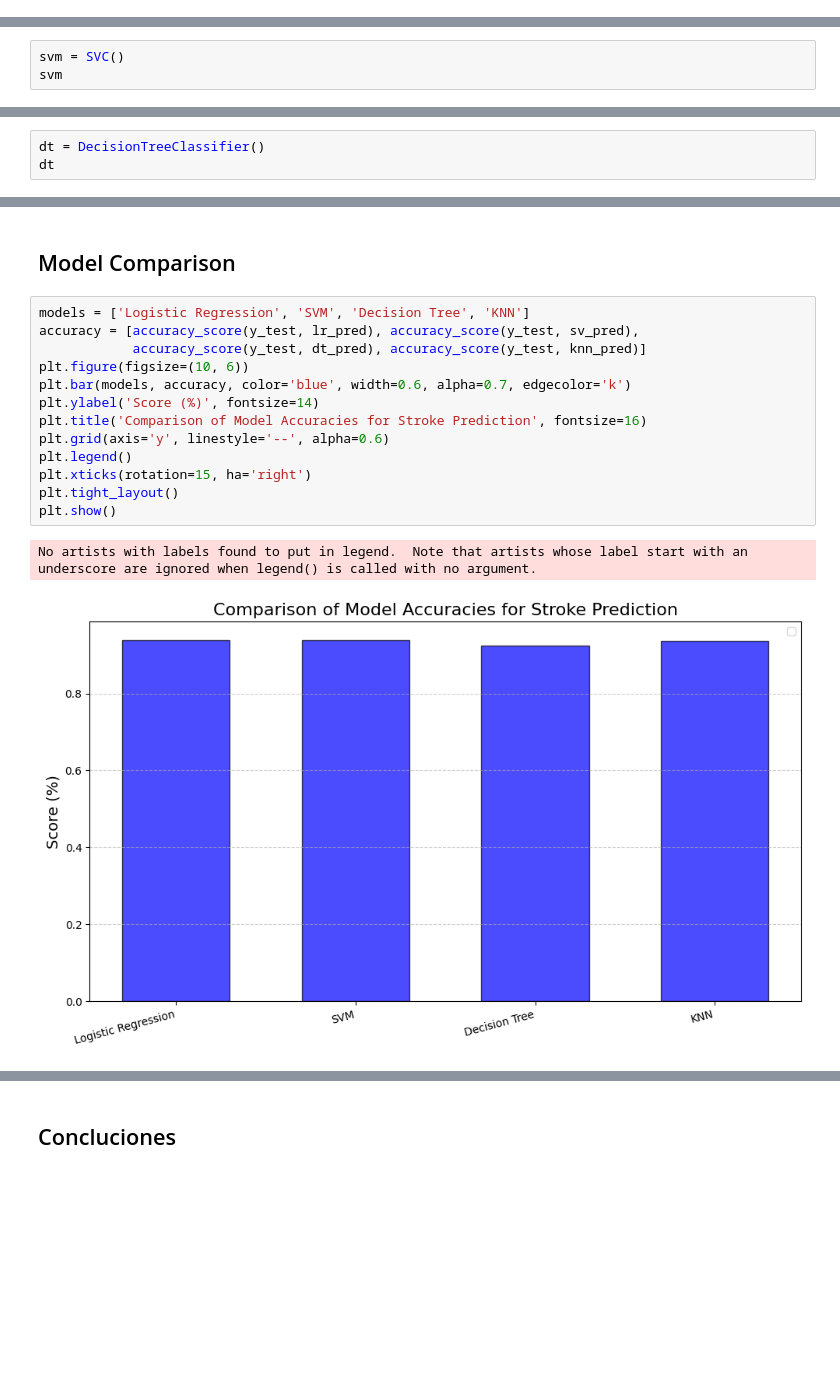
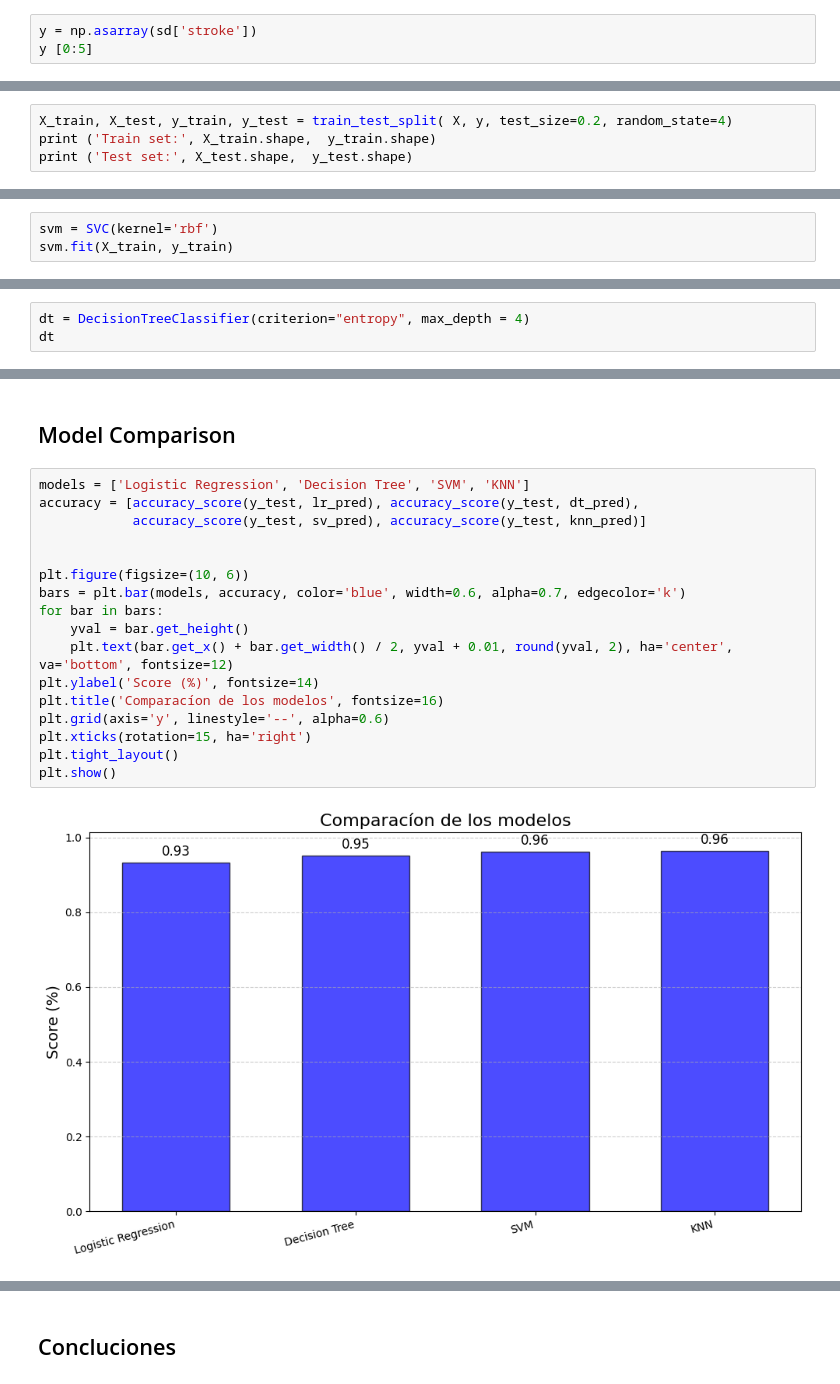
Before and after one commit to felixegb/Stroke_detection, a Jupyter notebook: stroke_detection.ipynb, the cells around one changed output, grey strips where cells are left out. Drawn from its saved outputs; the diff is of its cells as text; blank space fills up the shorter version.

```diff
--- a/stroke_detection.ipynb
+++ b/stroke_detection.ipynb
@@ -209,0 +211,3 @@ X_train, X_test, y_train, y_test = train_test_split(sd.drop('stroke', axis=1), s
+# %%
+y = np.asarray(sd['stroke'])
+y [0:5]
@@ -209,0 +216,4 @@ X_train, X_test, y_train, y_test = train_test_split(sd.drop('stroke', axis=1), s
+# %%
+X_train, X_test, y_train, y_test = train_test_split( X, y, test_size=0.2, random_state=4)
+print ('Train set:', X_train.shape,  y_train.shape)
+print ('Test set:', X_test.shape,  y_test.shape)
@@ -240,8 +261,8 @@ accuracy_score(y_test, lr_pred)
 # %% [markdown]
 ### Support Vector Machine (SVM)
 # %%
-svm = SVC()
-svm
+svm = SVC(kernel='rbf')
+svm.fit(X_train, y_train)
 # %% [output]
 SVC()
 # %%
@@ -259,6 +279,6 @@ accuracy_score(y_test, sv_pred)
 # %% [markdown]
 ### Decision Tree Classifier
 # %%
-dt = DecisionTreeClassifier()
+dt = DecisionTreeClassifier(criterion="entropy", max_depth = 4)
 dt
 # %% [output]
@@ -387,18 +458,21 @@ KNN Model log loss:  2.2571368071462796
 # %% [markdown]
 ## Model Comparison
 # %%
-models = ['Logistic Regression', 'SVM', 'Decision Tree', 'KNN']
-accuracy = [accuracy_score(y_test, lr_pred), accuracy_score(y_test, sv_pred),
-            accuracy_score(y_test, dt_pred), accuracy_score(y_test, knn_pred)]
+models = ['Logistic Regression', 'Decision Tree', 'SVM', 'KNN']
+accuracy = [accuracy_score(y_test, lr_pred), accuracy_score(y_test, dt_pred),
+            accuracy_score(y_test, sv_pred), accuracy_score(y_test, knn_pred)]
+
+
 plt.figure(figsize=(10, 6))
-plt.bar(models, accuracy, color='blue', width=0.6, alpha=0.7, edgecolor='k')
+bars = plt.bar(models, accuracy, color='blue', width=0.6, alpha=0.7, edgecolor='k')
+for bar in bars:
+    yval = bar.get_height()
+    plt.text(bar.get_x() + bar.get_width() / 2, yval + 0.01, round(yval, 2), ha='center', va='bottom', fontsize=12)
 plt.ylabel('Score (%)', fontsize=14)
-plt.title('Comparison of Model Accuracies for Stroke Prediction', fontsize=16)
+plt.title('Comparacíon de los modelos', fontsize=16)
 plt.grid(axis='y', linestyle='--', alpha=0.6)
-plt.legend()
 plt.xticks(rotation=15, ha='right')
 plt.tight_layout()
 plt.show()
 # %% [output]
-No artists with labels found to put in legend.  Note that artists whose label start with an underscore are ignored when legend() is called with no argument.
-[figure, old version]
+[figure, new version]
```
Also changed, not shown: parts of 52 cells of this notebook, 4 other files.
